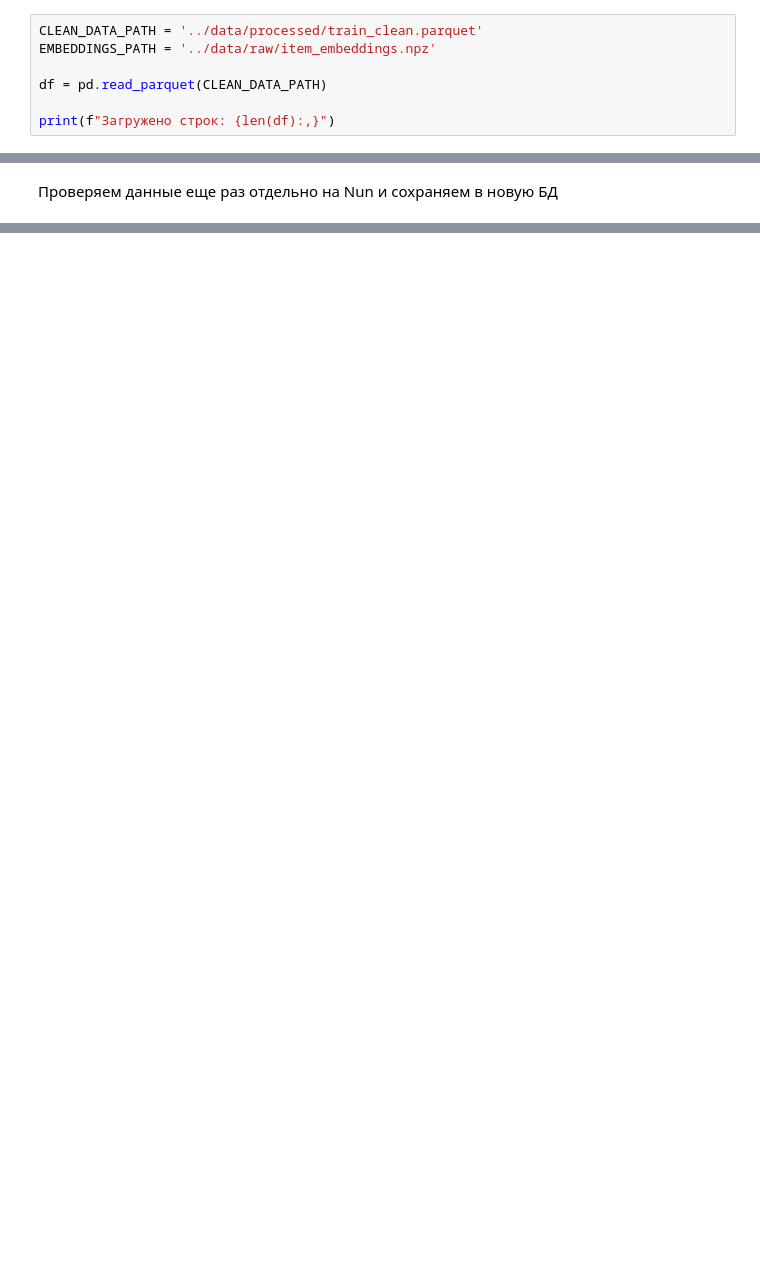
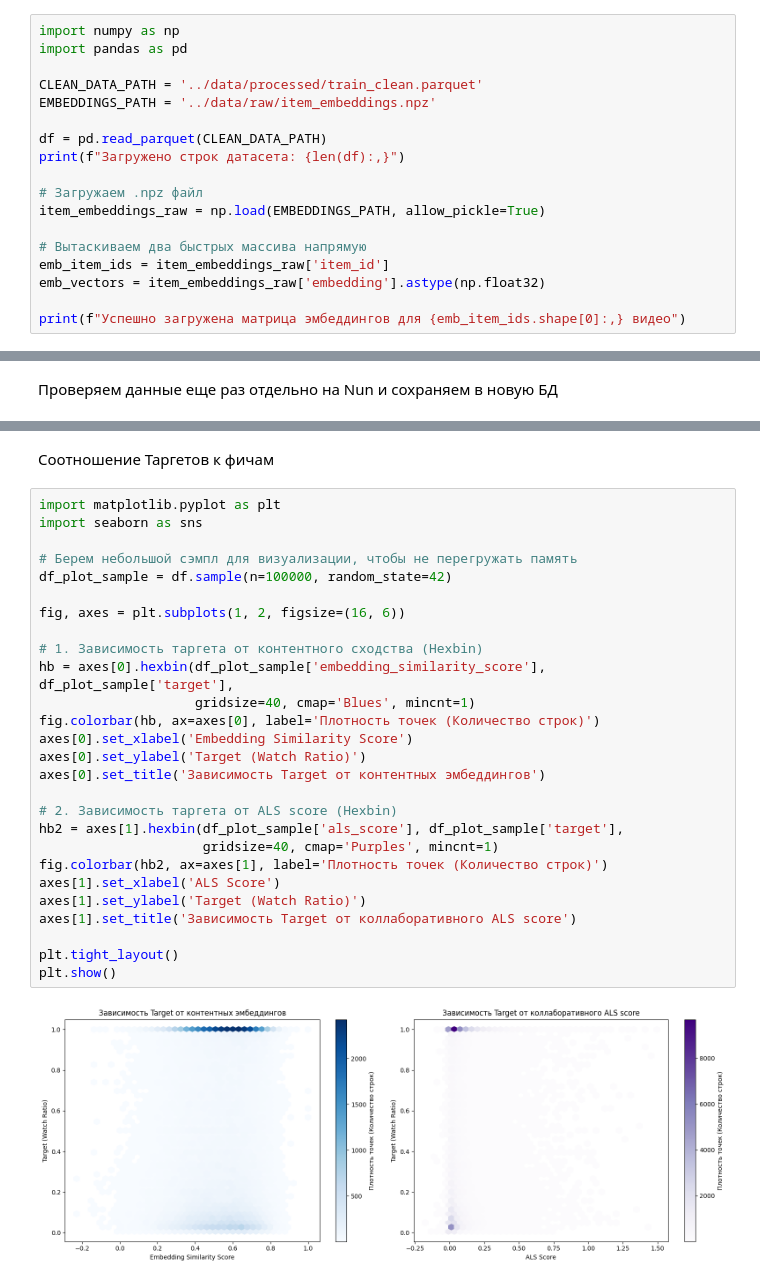
Before and after one commit to hsemlcourse/hseml-group-project-satarovvladimir-2, a Jupyter notebook: notebooks/02_feature_engineering.ipynb, the cells around one changed output, grey strips where cells are left out. Drawn from its saved outputs; the diff is of its cells as text; blank space fills up the shorter version.

```diff
--- a/notebooks/02_feature_engineering.ipynb
+++ b/notebooks/02_feature_engineering.ipynb
@@ -23,8 +25,19 @@ Requirement already satisfied: six>=1.5 in G:\VK-LSVD\VK_LSVD\.venv\Lib\site-pac
 # %%
+import numpy as np
+import pandas as pd
+
 CLEAN_DATA_PATH = '../data/processed/train_clean.parquet'
 EMBEDDINGS_PATH = '../data/raw/item_embeddings.npz'
 
 df = pd.read_parquet(CLEAN_DATA_PATH)
+print(f"Загружено строк датасета: {len(df):,}")
 
-print(f"Загружено строк: {len(df):,}")
+# Загружаем .npz файл
+item_embeddings_raw = np.load(EMBEDDINGS_PATH, allow_pickle=True)
+
+# Вытаскиваем два быстрых массива напрямую
+emb_item_ids = item_embeddings_raw['item_id']
+emb_vectors = item_embeddings_raw['embedding'].astype(np.float32)
+
+print(f"Успешно загружена матрица эмбеддингов для {emb_item_ids.shape[0]:,} видео")
 # %% [output]
@@ -162,0 +401,31 @@ print(f"Итоговая таблица: {df.shape[0]:,} строк на {df.sha
+# %% [markdown]
+Соотношение Таргетов к фичам
+# %%
+import matplotlib.pyplot as plt
+import seaborn as sns
+
+# Берем небольшой сэмпл для визуализации, чтобы не перегружать память
+df_plot_sample = df.sample(n=100000, random_state=42)
+
+fig, axes = plt.subplots(1, 2, figsize=(16, 6))
+
+# 1. Зависимость таргета от контентного сходства (Hexbin)
+hb = axes[0].hexbin(df_plot_sample['embedding_similarity_score'], df_plot_sample['target'],
+                    gridsize=40, cmap='Blues', mincnt=1)
+fig.colorbar(hb, ax=axes[0], label='Плотность точек (Количество строк)')
+axes[0].set_xlabel('Embedding Similarity Score')
+axes[0].set_ylabel('Target (Watch Ratio)')
+axes[0].set_title('Зависимость Target от контентных эмбеддингов')
+
+# 2. Зависимость таргета от ALS score (Hexbin)
+hb2 = axes[1].hexbin(df_plot_sample['als_score'], df_plot_sample['target'],
+                     gridsize=40, cmap='Purples', mincnt=1)
+fig.colorbar(hb2, ax=axes[1], label='Плотность точек (Количество строк)')
+axes[1].set_xlabel('ALS Score')
+axes[1].set_ylabel('Target (Watch Ratio)')
+axes[1].set_title('Зависимость Target от коллаборативного ALS score')
+
+plt.tight_layout()
+plt.show()
+# %% [output]
+[figure, added]
```
Also changed, not shown: parts of 7 cells of this notebook, 12 other files.
